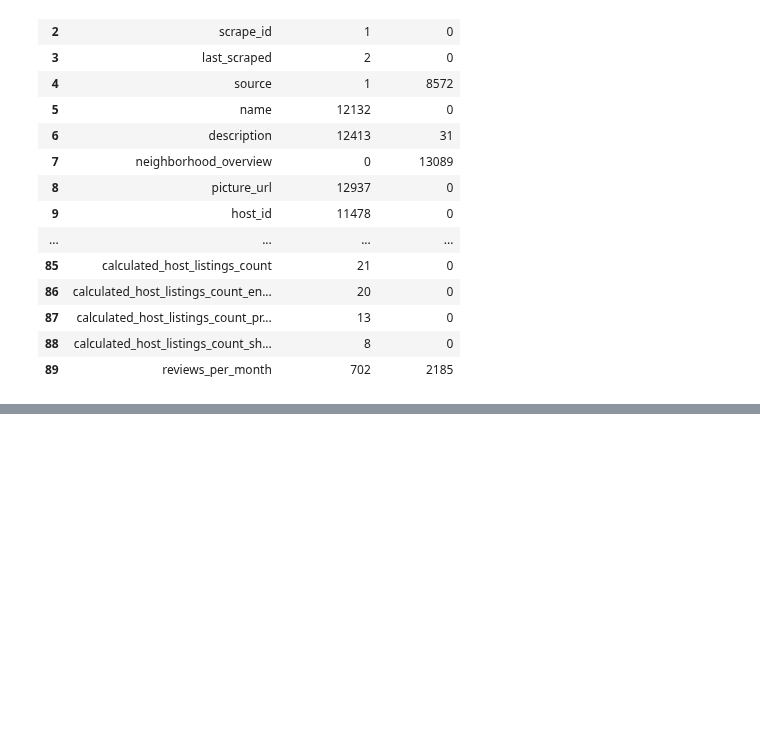
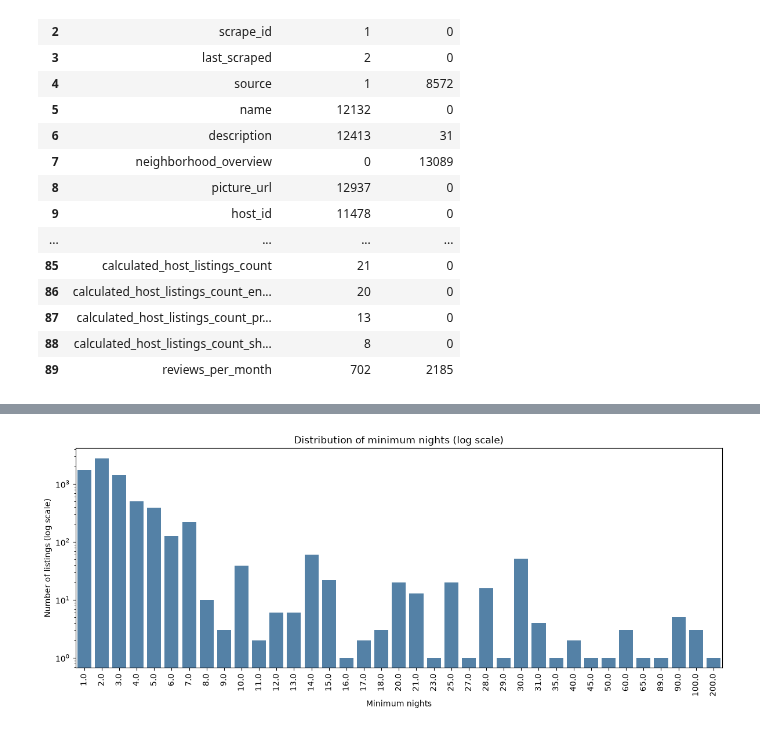
Before and after one commit to malenalisken/Airbnb_project, a Jupyter notebook: data/cleaning/listings.ipynb, the cells around one changed output, grey strips where cells are left out. Drawn from its saved outputs; the diff is of its cells as text; code cells hidden in the pictures; blank space fills up the shorter version.

```diff
--- a/data/cleaning/listings.ipynb
+++ b/data/cleaning/listings.ipynb
@@ -44,0 +238,15 @@ print(f"Cleaned shape: {df_cleaned_obs.shape}")
+# %%
+#looking at minimum and maximum nights and removing outliers
+plt.figure(figsize=(12, 5))
+sns.countplot(data=df_clean, x="minimum_nights", color="steelblue")
+plt.yscale("log")
+plt.title("Distribution of minimum nights (log scale)")
+plt.xlabel("Minimum nights")
+plt.ylabel("Number of listings (log scale)")
+plt.xticks(rotation=90)
+plt.tight_layout()
+plt.show()
+
+df_clean = df_clean[df_clean["minimum_nights"] <= 28]
+# %% [output]
+[figure, added]
```
Also changed, not shown: parts of 22 cells of this notebook.
